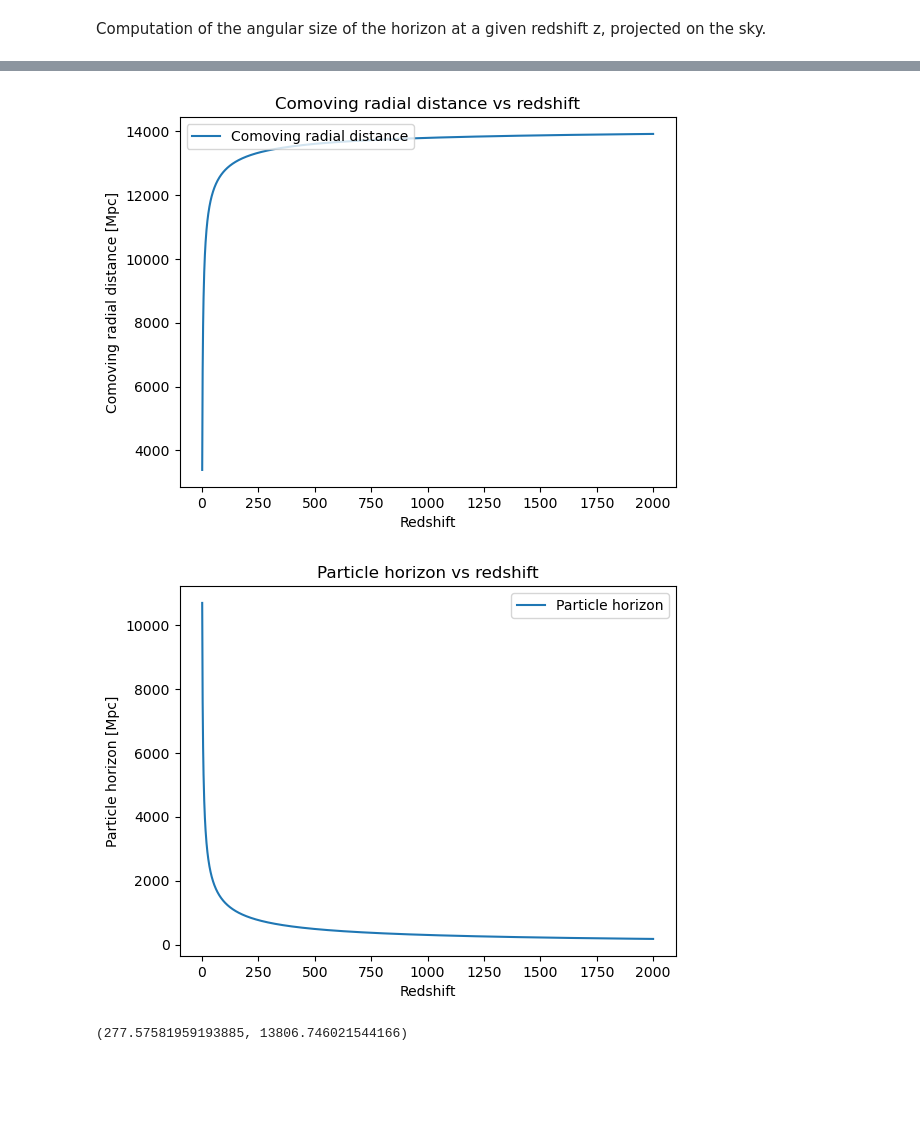
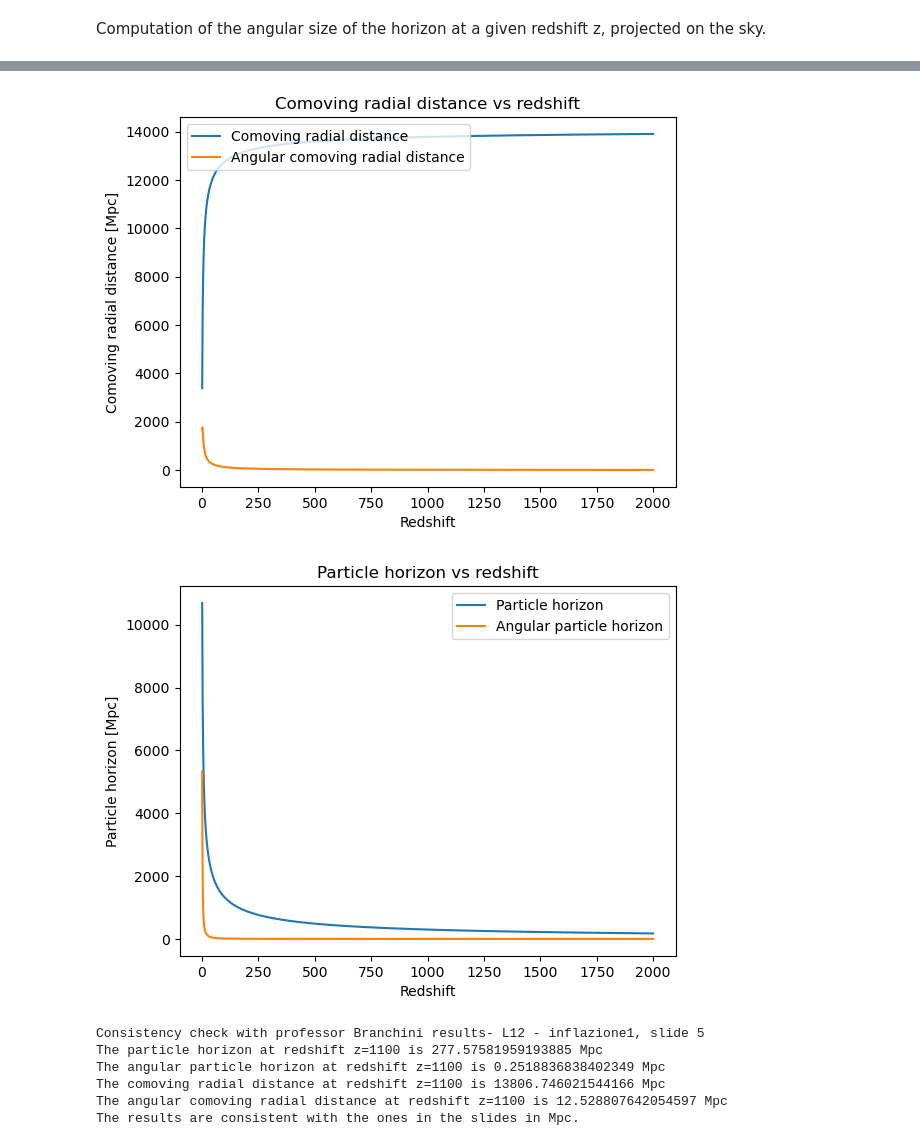
Before and after one commit to GenovaCosmology/AstroCosmoComputational, a Jupyter notebook: Students/Gabriele_Russo/CosmicStructures/ex2rotto.ipynb, the cells around one changed output, grey strips where cells are left out. Cells and saved outputs as stored; diff of their text form; code cells hidden in the pictures; blank space fills up the shorter version.

```diff
--- a/Students/Gabriele_Russo/CosmicStructures/ex2rotto.ipynb
+++ b/Students/Gabriele_Russo/CosmicStructures/ex2rotto.ipynb
@@ -36,24 +20,31 @@ class: <CAMBparams>
 # %%
-# Computing comuving distance for the fiducial cosmology
+# Computing comoving distance and angular comoving distance for the fiducial cosmology
 
 #results1 = camb.get_results(pars) # Get the results for the fiducial cosmology
 results = camb.get_background(pars) # Get the background results
 
-n_points = 2000
-z = np.linspace(1, 2000, n_points) # Redshift
+# Redshift values
+n_points = 2000#
+z = np.linspace(1, 2000, n_points)
 
-chi = results.comoving_radial_distance(z) # Comoving radial distance
+ # Comoving radial distance
+chi = results.comoving_radial_distance(z)
 
+# Angular comoving radial distance
+ang_chi = chi / (1 + z)
+
+# Plot
 plt.plot(z, chi, label='Comoving radial distance')
+plt.plot(z, ang_chi, label='Angular comoving radial distance')
 plt.legend(loc='upper left')
 plt.xlabel('Redshift')
 plt.ylabel('Comoving radial distance [Mpc]')
 plt.title('Comoving radial distance vs redshift')
 #plt.xlim(0, 2)
 
 plt.show()
 # %% [output]
-[figure, old version]
+[figure, new version]
 # %%
 # Computing the particle horizon for the fiducial cosmology at different redshifts
 
@@ -63,10 +54,15 @@ z_inf = np.full(n_points, np.inf)
 # Computing the particle horizon from infinity to redshift z
 ph = results.comoving_radial_distance(z_inf) - results.comoving_radial_distance(z)
 
+#Computing the angular particle horizon
+ang_ph = ph / (1 + z)
+
 # Reshaffling the array to have the particle horizon at redshift z in the same order as z
 #ph = ph[::-1]
 
+# Plot
 plt.plot(z, ph, label='Particle horizon')
+plt.plot(z, ang_ph, label='Angular particle horizon')
 plt.legend(loc='best')
 plt.xlabel('Redshift')
 plt.ylabel('Particle horizon [Mpc]')
@@ -74,10 +70,21 @@ plt.title('Particle horizon vs redshift')
 #plt.xlim(0, 2)
 plt.show()
 # %% [output]
-[figure, old version]
+[figure, new version]
-# %%
-ph[1100], chi[1100]
-# %% [output]
-(277.57581959193885, 13806.746021544166)
+# %%
+# Consistency check with professor Branchini's results (L12 - inflazione1, slide 5)
+print('Consistency check with professor Branchini results- L12 - inflazione1, slide 5')
+print('The particle horizon at redshift z=1100 is', ph[1100], 'Mpc')
+print('The angular particle horizon at redshift z=1100 is', ang_ph[1100], 'Mpc')
+print('The comoving radial distance at redshift z=1100 is', chi[1100], 'Mpc')
+print('The angular comoving radial distance at redshift z=1100 is', ang_chi[1100], 'Mpc')
+print('The results are consistent with the ones in the slides in Mpc.')
+# %% [output]
+Consistency check with professor Branchini results- L12 - inflazione1, slide 5
+The particle horizon at redshift z=1100 is 277.57581959193885 Mpc
+The angular particle horizon at redshift z=1100 is 0.2518836838402349 Mpc
+The comoving radial distance at redshift z=1100 is 13806.746021544166 Mpc
+The angular comoving radial distance at redshift z=1100 is 12.528807642054597 Mpc
+The results are consistent with the ones in the slides in Mpc.
 # %%
 # Computing the angular size of the horizon at different redshifts
```
Also changed, not shown: parts of 9 cells of this notebook.
